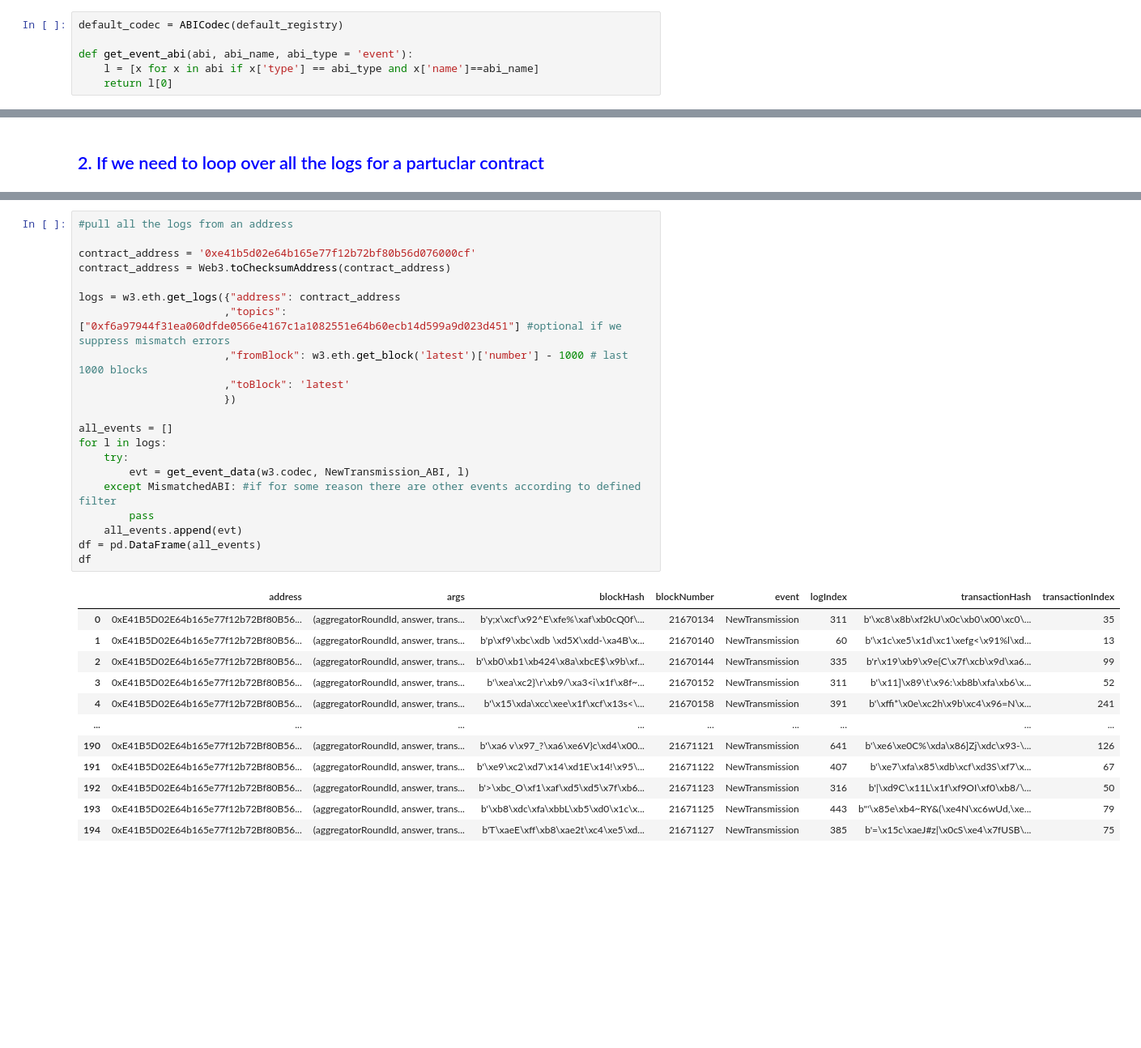
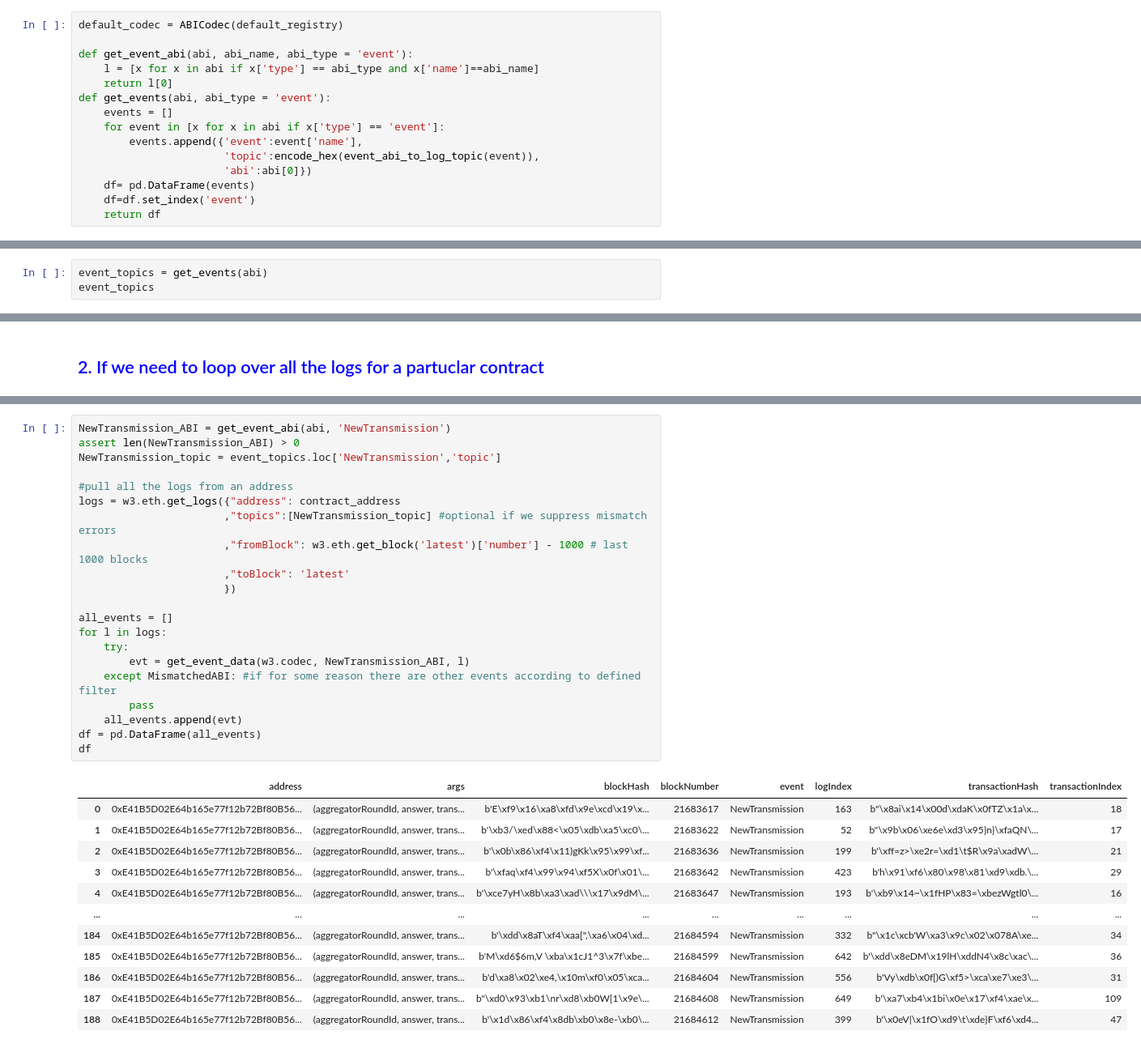
Before and after one commit to amantay-a/misc, a Jupyter notebook: EVM_logs_decode.ipynb, the cells around one changed output, grey strips where cells are left out. Shown at 81% size. Drawn from its saved outputs; the diff is of its cells as text; blank space fills up the shorter version.

Commit message:
event topics encoder

```diff
--- a/EVM_logs_decode.ipynb
+++ b/EVM_logs_decode.ipynb
@@ -21,6 +21,15 @@ default_codec = ABICodec(default_registry)
 def get_event_abi(abi, abi_name, abi_type = 'event'):
     l = [x for x in abi if x['type'] == abi_type and x['name']==abi_name]
     return l[0]
+def get_events(abi, abi_type = 'event'):
+    events = []
+    for event in [x for x in abi if x['type'] == 'event']:
+        events.append({'event':event['name'],
+                       'topic':encode_hex(event_abi_to_log_topic(event)),
+                       'abi':abi[0]})
+    df= pd.DataFrame(events)
+    df=df.set_index('event')
+    return df
 # %%
 w3 = Web3(Web3.HTTPProvider('https://polygon-rpc.com/', request_kwargs={'timeout': 10}))
 
@@ -32,2 +41,5 @@ abi_str='''
 '''
 abi = json.loads(abi_str)
+# %%
+event_topics = get_events(abi)
+event_topics
@@ -109,34 +121,34 @@ NewTransmission_ABI #abi of the event
 # %%
+NewTransmission_ABI = get_event_abi(abi, 'NewTransmission')
+assert len(NewTransmission_ABI) > 0
+NewTransmission_topic = event_topics.loc['NewTransmission','topic']
+
 #pull all the logs from an address
-
-contract_address = '0xe41b5d02e64b165e77f12b72bf80b56d076000cf'
-contract_address = Web3.toChecksumAddress(contract_address)
-
 logs = w3.eth.get_logs({"address": contract_address
-                       ,"topics":["0xf6a97944f31ea060dfde0566e4167c1a1082551e64b60ecb14d599a9d023d451"] #optional if we suppress mismatch errors
+                       ,"topics":[NewTransmission_topic] #optional if we suppress mismatch errors
                        ,"fromBlock": w3.eth.get_block('latest')['number'] - 1000 # last 1000 blocks
                        ,"toBlock": 'latest'
                        })
 
 all_events = []
 for l in logs:
     try:
         evt = get_event_data(w3.codec, NewTransmission_ABI, l)
     except MismatchedABI: #if for some reason there are other events according to defined filter
         pass
     all_events.append(evt)
 df = pd.DataFrame(all_events)
 df
 # %% [output]
 |  | address | args | blockHash | blockNumber | event | logIndex | transactionHash | transactionIndex |
-| 0 | 0xE41B5D02E64b165e77f12b72Bf80B56... | (aggregatorRoundId, answer, trans... | b'y;x\xcf\x92^E\xfe%\xaf\xb0cQ0f\... | 21670134 | NewTransmission | 311 | b'\xc8\x8b\xf2kU\x0c\xb0\x00\xc0\... | 35 |
-| 1 | 0xE41B5D02E64b165e77f12b72Bf80B56... | (aggregatorRoundId, answer, trans... | b'p\xf9\xbc\xdb \xd5X\xdd-\xa4B\x... | 21670140 | NewTransmission | 60 | b'\x1c\xe5\x1d\xc1\xefg<\x91%l\xd... | 13 |
-| 2 | 0xE41B5D02E64b165e77f12b72Bf80B56... | (aggregatorRoundId, answer, trans... | b'\xb0\xb1\xb424\x8a\xbcE$\x9b\xf... | 21670144 | NewTransmission | 335 | b'r\x19\xb9\x9e{C\x7f\xcb\x9d\xa6... | 99 |
-| 3 | 0xE41B5D02E64b165e77f12b72Bf80B56... | (aggregatorRoundId, answer, trans... | b'\xea\xc2}\r\xb9/\xa3<i\x1f\x8f~... | 21670152 | NewTransmission | 311 | b'\x11]\x89\t\x96:\xb8b\xfa\xb6\x... | 52 |
-| 4 | 0xE41B5D02E64b165e77f12b72Bf80B56... | (aggregatorRoundId, answer, trans... | b'\x15\xda\xcc\xee\x1f\xcf\x13s<\... | 21670158 | NewTransmission | 391 | b'\xffi*\x0e\xc2h\x9b\xc4\x96=N\x... | 241 |
+| 0 | 0xE41B5D02E64b165e77f12b72Bf80B56... | (aggregatorRoundId, answer, trans... | b'E\xf9\x16\xa8\xfd\x9e\xcd\x19\x... | 21683617 | NewTransmission | 163 | b"\x8ai\x14\x00d\xdaK\x0fTZ\x1a\x... | 18 |
+| 1 | 0xE41B5D02E64b165e77f12b72Bf80B56... | (aggregatorRoundId, answer, trans... | b'\xb3/\xed\x88<\x05\xdb\xa5\xc0\... | 21683622 | NewTransmission | 52 | b"\x9b\x06\xe6e\xd3\x95}n}\xfaQN\... | 17 |
+| 2 | 0xE41B5D02E64b165e77f12b72Bf80B56... | (aggregatorRoundId, answer, trans... | b'\x0b\x86\xf4\x11)gKk\x95\x99\xf... | 21683636 | NewTransmission | 199 | b'\xff=z>\xe2r=\xd1\t$R\x9a\xadW\... | 21 |
+| 3 | 0xE41B5D02E64b165e77f12b72Bf80B56... | (aggregatorRoundId, answer, trans... | b'\xfaq\xf4\x99\x94\xf5X\x0f\x01\... | 21683642 | NewTransmission | 423 | b'h\x91\xf6\x80\x98\x81\xd9\xdb.\... | 29 |
+| 4 | 0xE41B5D02E64b165e77f12b72Bf80B56... | (aggregatorRoundId, answer, trans... | b'\xce7yH\x8b\xa3\xad\\\x17\x9dM\... | 21683647 | NewTransmission | 193 | b'\xb9\x14~\x1fHP\x83=\xbezWgtl0\... | 16 |
 | ... | ... | ... | ... | ... | ... | ... | ... | ... |
-| 190 | 0xE41B5D02E64b165e77f12b72Bf80B56... | (aggregatorRoundId, answer, trans... | b'\xa6 v\x97_?\xa6\xe6V}c\xd4\x00... | 21671121 | NewTransmission | 641 | b'\xe6\xe0C%\xda\x86]Zj\xdc\x93-\... | 126 |
-| 191 | 0xE41B5D02E64b165e77f12b72Bf80B56... | (aggregatorRoundId, answer, trans... | b'\xe9\xc2\xd7\x14\xd1E\x14!\x95\... | 21671122 | NewTransmission | 407 | b'\xe7\xfa\x85\xdb\xcf\xd3S\xf7\x... | 67 |
-| 192 | 0xE41B5D02E64b165e77f12b72Bf80B56... | (aggregatorRoundId, answer, trans... | b'>\xbc_O\xf1\xaf\xd5\xd5\x7f\xb6... | 21671123 | NewTransmission | 316 | b'|\xd9C\x11L\x1f\xf9OI\xf0\xb8/\... | 50 |
-| 193 | 0xE41B5D02E64b165e77f12b72Bf80B56... | (aggregatorRoundId, answer, trans... | b'\xb8\xdc\xfa\xbbL\xb5\xd0\x1c\x... | 21671125 | NewTransmission | 443 | b"'\x85e\xb4~RY&(\xe4N\xc6wUd,\xe... | 79 |
-| 194 | 0xE41B5D02E64b165e77f12b72Bf80B56... | (aggregatorRoundId, answer, trans... | b'T\xaeE\xff\xb8\xae2t\xc4\xe5\xd... | 21671127 | NewTransmission | 385 | b'=\x15c\xaeJ#z|\x0cS\xe4\x7fUSB\... | 75 |
+| 184 | 0xE41B5D02E64b165e77f12b72Bf80B56... | (aggregatorRoundId, answer, trans... | b'\xdd\x8aT\xf4\xaa[",\xa6\x04\xd... | 21684594 | NewTransmission | 332 | b"\x1c\xcb'W\xa3\x9c\x02\x078A\xe... | 34 |
+| 185 | 0xE41B5D02E64b165e77f12b72Bf80B56... | (aggregatorRoundId, answer, trans... | b'M\xd6$6m,V \xba\x1cJ1^3\x7f\xbe... | 21684599 | NewTransmission | 642 | b'\xdd\x8eDM\x19lH\xddN4\x8c\xac\... | 36 |
+| 186 | 0xE41B5D02E64b165e77f12b72Bf80B56... | (aggregatorRoundId, answer, trans... | b'd\xa8\x02\xe4,\x10m\xf0\x05\xca... | 21684604 | NewTransmission | 556 | b'Vy\xdb\x0f[)G\xf5>\xca\xe7\xe3\... | 31 |
+| 187 | 0xE41B5D02E64b165e77f12b72Bf80B56... | (aggregatorRoundId, answer, trans... | b"\xd0\x93\xb1\nr\xd8\xb0W[1\x9e\... | 21684608 | NewTransmission | 649 | b'\xa7\xb4\x1bi\x0e\x17\xf4\xae\x... | 109 |
+| 188 | 0xE41B5D02E64b165e77f12b72Bf80B56... | (aggregatorRoundId, answer, trans... | b'\x1d\x86\xf4\x8db\xb0\x8e-\xb0\... | 21684612 | NewTransmission | 399 | b'\x0eV|\x1fO\xd9\t\xde}F\xf6\xd4... | 47 |
```
Also changed, not shown: parts of 14 cells of this notebook.
